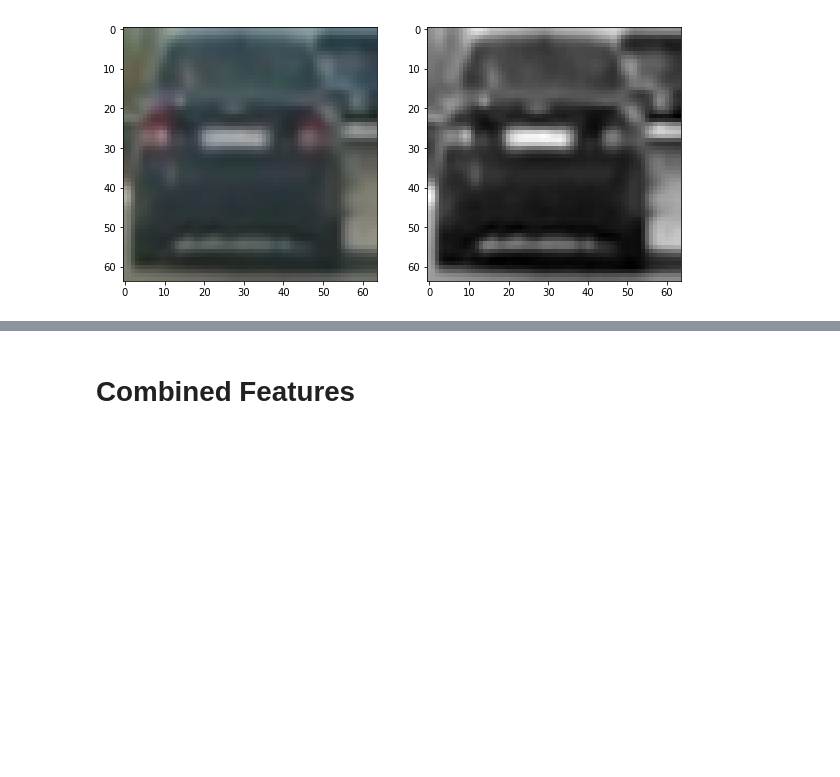
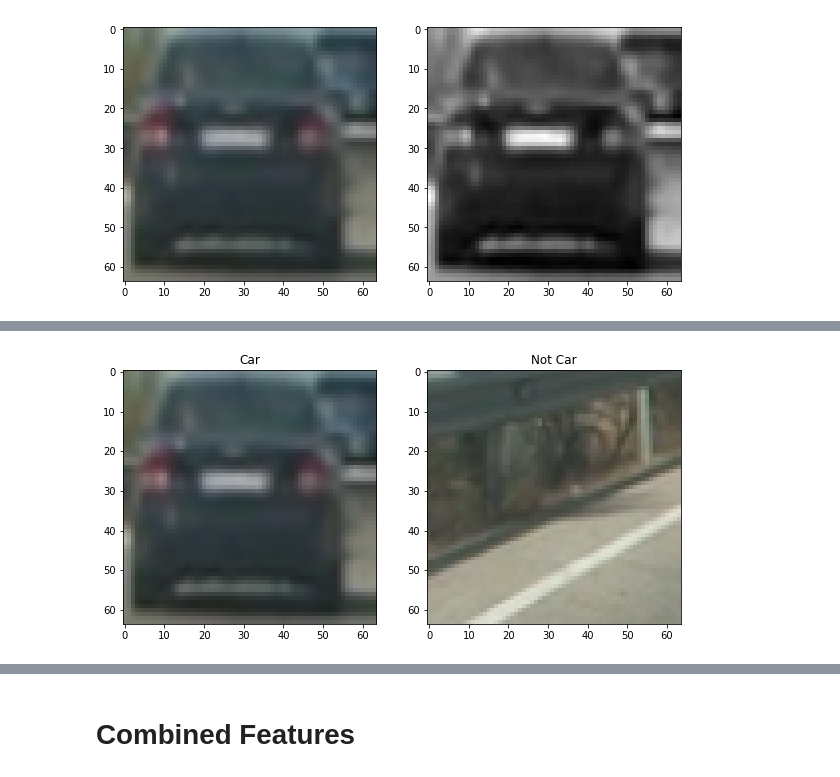
Before and after one commit to rknuffman/CarND-Vehicle-Detection, a Jupyter notebook: Exploratory.ipynb, the cells around one changed output, grey strips where cells are left out. Saved outputs shown, nothing was run; the diff lists cells and outputs as text; code cells hidden in the pictures; blank space fills up the shorter version.

```diff
--- a/Exploratory.ipynb
+++ b/Exploratory.ipynb
@@ -110,0 +118,14 @@ plt.bar(np.arange(len(hog_features)), hog_features)
+# %%
+car_image = cv2.imread('/hdd/datasets/vehicle_detection_data/vehicles/GTI_MiddleClose/image0000.png')
+notcar_image = cv2.imread('/hdd/datasets/vehicle_detection_data/non-vehicles/GTI/image1000.png')
+
+plt.figure(figsize=(10,10))
+plt.subplot(121)
+plt.title('Car')
+plt.imshow(car_image[:,:,::-1])
+plt.subplot(122)
+plt.title('Not Car')
+plt.imshow(notcar_image[:,:,::-1])
+plt.savefig('output_images/car_not_car.png', bbox_inches='tight')
+# %% [output]
+[figure, added]
```
Also changed, not shown: parts of 35 cells of this notebook, 1 other file.
